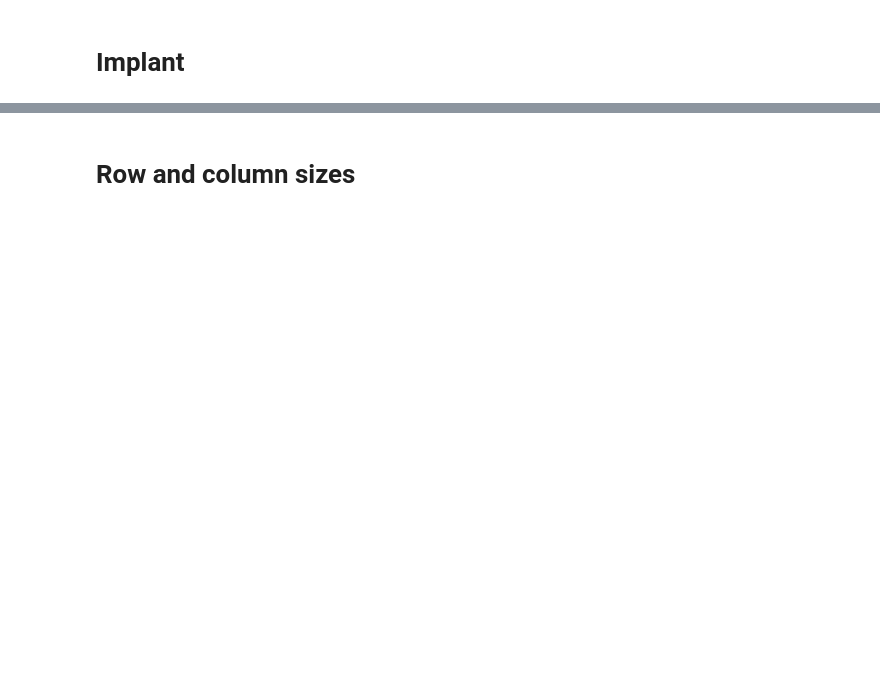
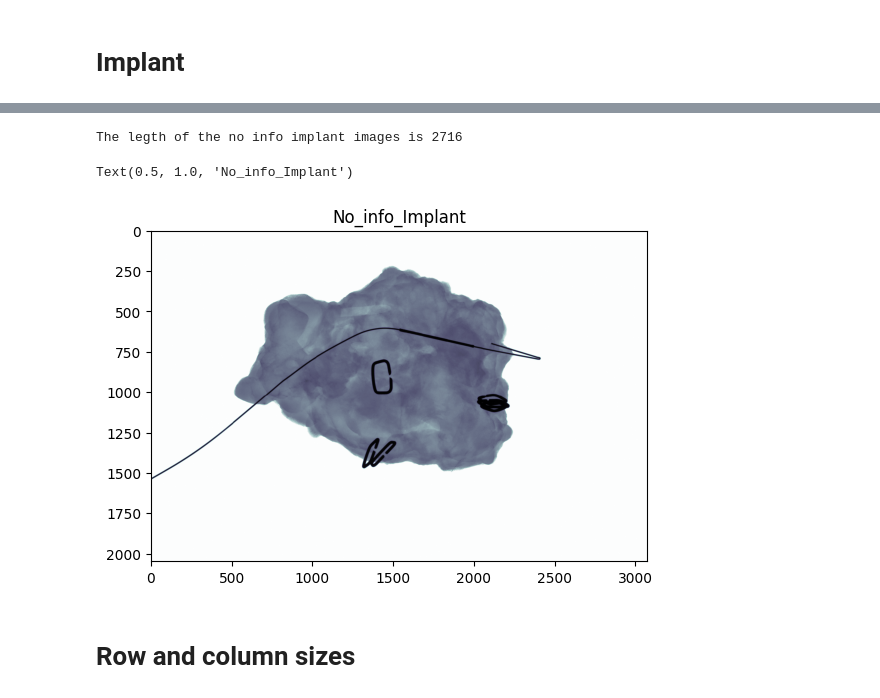
Before and after one commit to Likalto4/diffusion-models_master, a Jupyter notebook: dataset_analysis/dataset_construction/dataset_filtering.ipynb, the cells around one changed output, grey strips where cells are left out. Drawn from its saved outputs; the diff is of its cells as text; code cells hidden in the pictures; blank space fills up the shorter version.

```diff
--- a/dataset_analysis/dataset_construction/dataset_filtering.ipynb
+++ b/dataset_analysis/dataset_construction/dataset_filtering.ipynb
@@ -100,3 +110,17 @@ Name: implant, dtype: int64
+# %%
+# check images with no information on implant
+metadata = pandas.read_csv(metadata_directory / 'metadata_noFOV.csv')
+# get images only with empty implant column
+noinfo_images = metadata[metadata['implant'].isna()]
+print(f'The legth of the no info implant images is {len(noinfo_images)}')
+paths = noinfo_images['path'].values
+path = random.choice(paths)
+plt.imshow(pydicom.dcmread(path).pixel_array, cmap=plt.cm.bone)
+plt.title('No_info_Implant')
+# %% [output]
+The legth of the no info implant images is 2716
+Text(0.5, 1.0, 'No_info_Implant')
+[figure, added]
 # %% [markdown]
 # Row and column sizes
 # %%
```
Also changed, not shown: parts of 8 cells of this notebook.
